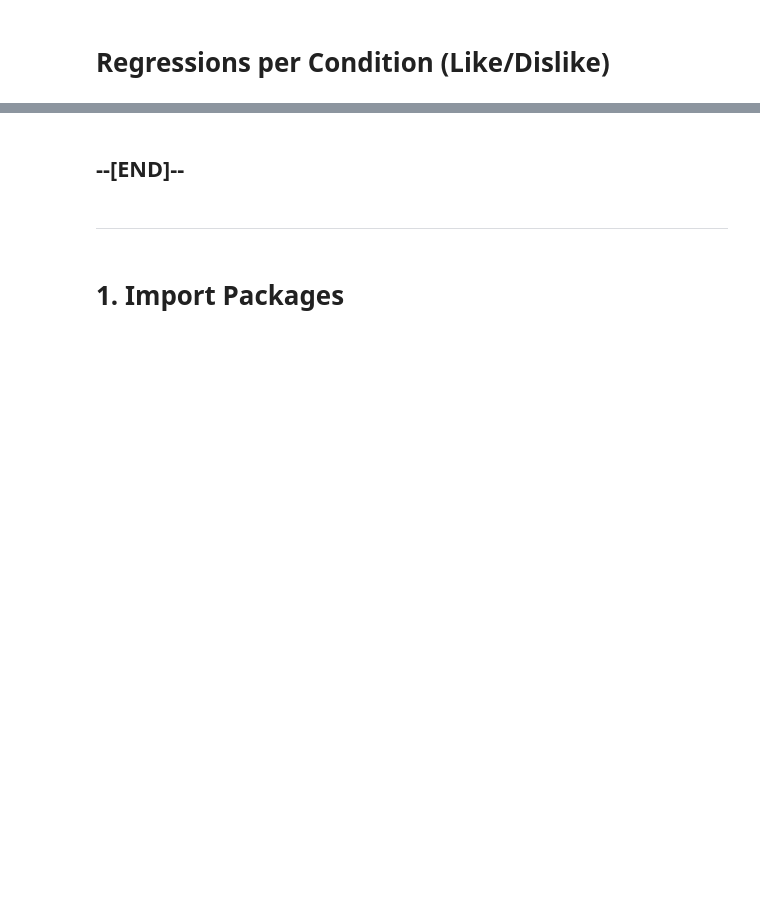
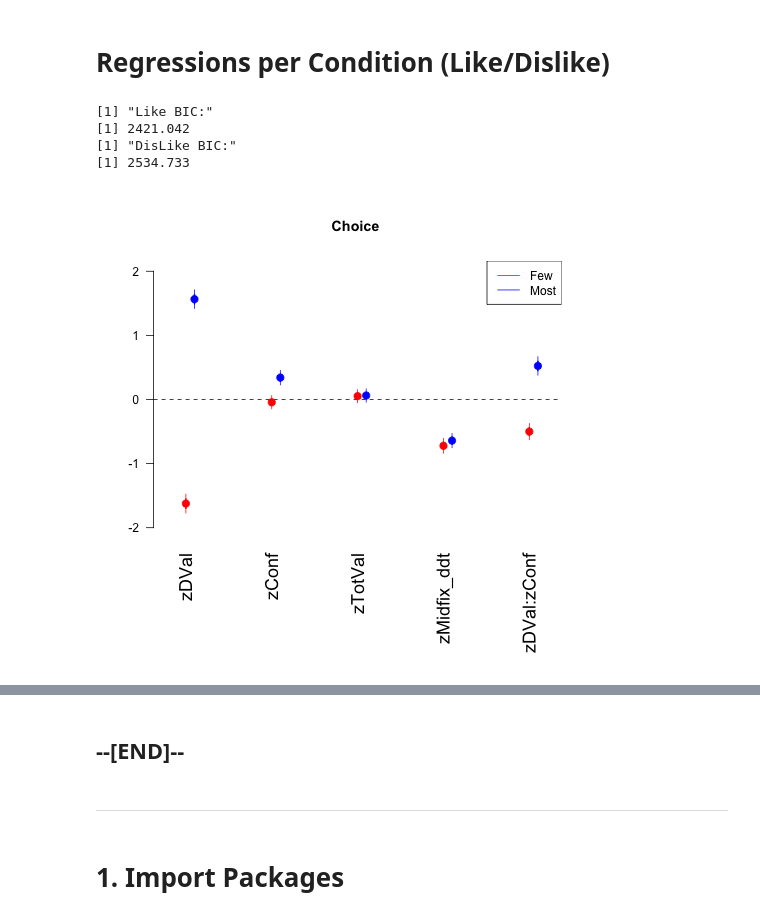
Before and after one commit to pradysepulveda/PF2019, a Jupyter notebook: PF2019_FixationsAnalysis_MiddleFix_FixCompress.ipynb, the cells around one changed output, grey strips where cells are left out. Drawn from its saved outputs; the diff is of its cells as text; code cells hidden in the pictures; blank space fills up the shorter version.

```diff
--- a/PF2019_FixationsAnalysis_MiddleFix_FixCompress.ipynb
+++ b/PF2019_FixationsAnalysis_MiddleFix_FixCompress.ipynb
@@ -755,18 +945,24 @@ data_exp1_DisLike <- data_exp11[ which(data_exp11$Block=='2'), ]
 # %%
 %%R
 
 title_plot = "Choice "
 
 ModelChoiceL_1 <- glm(Choice ~ zDVal + zConf + zTotVal + zDVal:zConf + zMidfix_ddt  , data=data_exp1_Like,  family=binomial(link="logit") )
 ModelChoiceD_1 <- glm(Choice ~ zDVal + zConf + zTotVal + zDVal:zConf + zMidfix_ddt , data=data_exp1_DisLike, family=binomial(link="logit"))
 
 BIC1 = BIC(ModelChoiceL_1)
 BIC2 = BIC(ModelChoiceD_1)
 print("Like BIC:")
 print(BIC1)
 print("DisLike BIC:")
 print(BIC2)
 
 coefplot(ModelChoiceD_1,intercept=FALSE,vertical = FALSE,  col.pts="red", cex.var=1.5, cex.pts=2, mar = c(8,4,5,1) ,ylim=c(-2, 2) ,main=title_plot)
 coefplot(ModelChoiceL_1, intercept=FALSE, vertical = FALSE, add=TRUE, col.pts="blue", cex.var=1.5, cex.pts=2,mar = c(8,4,5,1))
-legend("topright",  legend=c("Dislike", "Like"),col=c("red", "blue"), lty=1:1, cex=1)
+legend("topright",  legend=c("Few", "Most"),col=c("red", "blue"), lty=1:1, cex=1)
+# %% [output]
+[1] "Like BIC:"
+[1] 2421.042
+[1] "DisLike BIC:"
+[1] 2534.733
+[figure, added]
```
Also changed, not shown: parts of 19 cells of this notebook.
